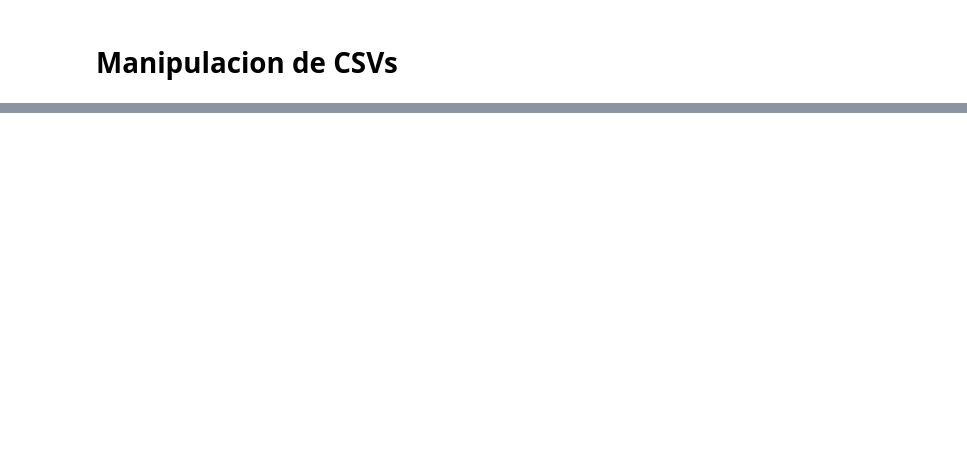
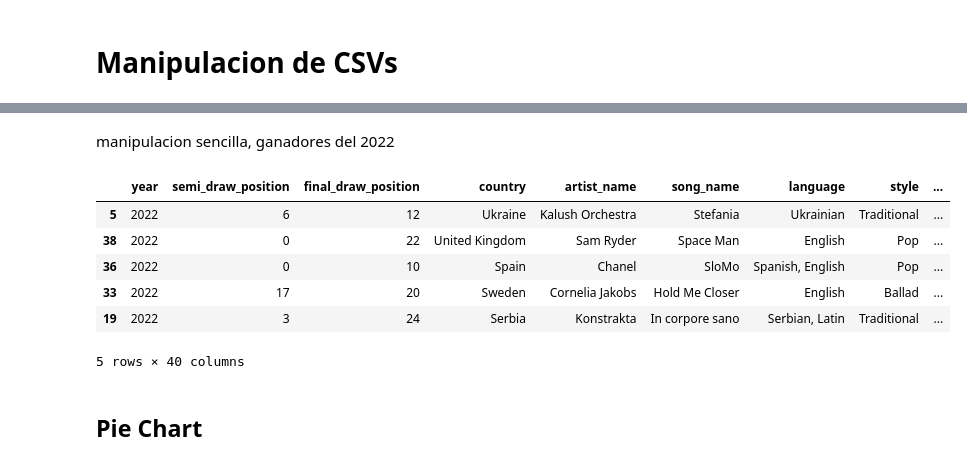
Before and after one commit to holapancho/proyecto-dcda-dashboard, a Jupyter notebook: NotebookPruebas.ipynb, the cells around one changed output, grey strips where cells are left out. Cells and saved outputs as stored; diff of their text form; code cells hidden in the pictures; blank space fills up the shorter version.

Commit message:
agrega pie chart en notebook

```diff
--- a/NotebookPruebas.ipynb
+++ b/NotebookPruebas.ipynb
@@ -80,0 +133,16 @@ concurso.song_data.dtypes
+# %% [markdown]
+manipulacion sencilla, ganadores del 2022
+# %%
+song_data_2022 = song_data[(song_data.year == 2022) & (song_data.final_place > 0.0)]
+song_data_2022_top = song_data_2022.sort_values(by='final_place',ascending=True)
+song_data_2022_top.head()
+# %% [output]
+|  | year | semi_draw_position | final_draw_position | country | artist_name | song_name | language | style | ... |
+| 5 | 2022 | 6 | 12 | Ukraine | Kalush Orchestra | Stefania | Ukrainian | Traditional | ... |
+| 38 | 2022 | 0 | 22 | United Kingdom | Sam Ryder | Space Man | English | Pop | ... |
+| 36 | 2022 | 0 | 10 | Spain | Chanel | SloMo | Spanish, English | Pop | ... |
+| 33 | 2022 | 17 | 20 | Sweden | Cornelia Jakobs | Hold Me Closer | English | Ballad | ... |
+| 19 | 2022 | 3 | 24 | Serbia | Konstrakta | In corpore sano | Serbian, Latin | Traditional | ... |
+5 rows × 40 columns
+# %% [markdown]
+## Pie Chart
```
Also changed, not shown: parts of 7 cells of this notebook, 2 other files.
